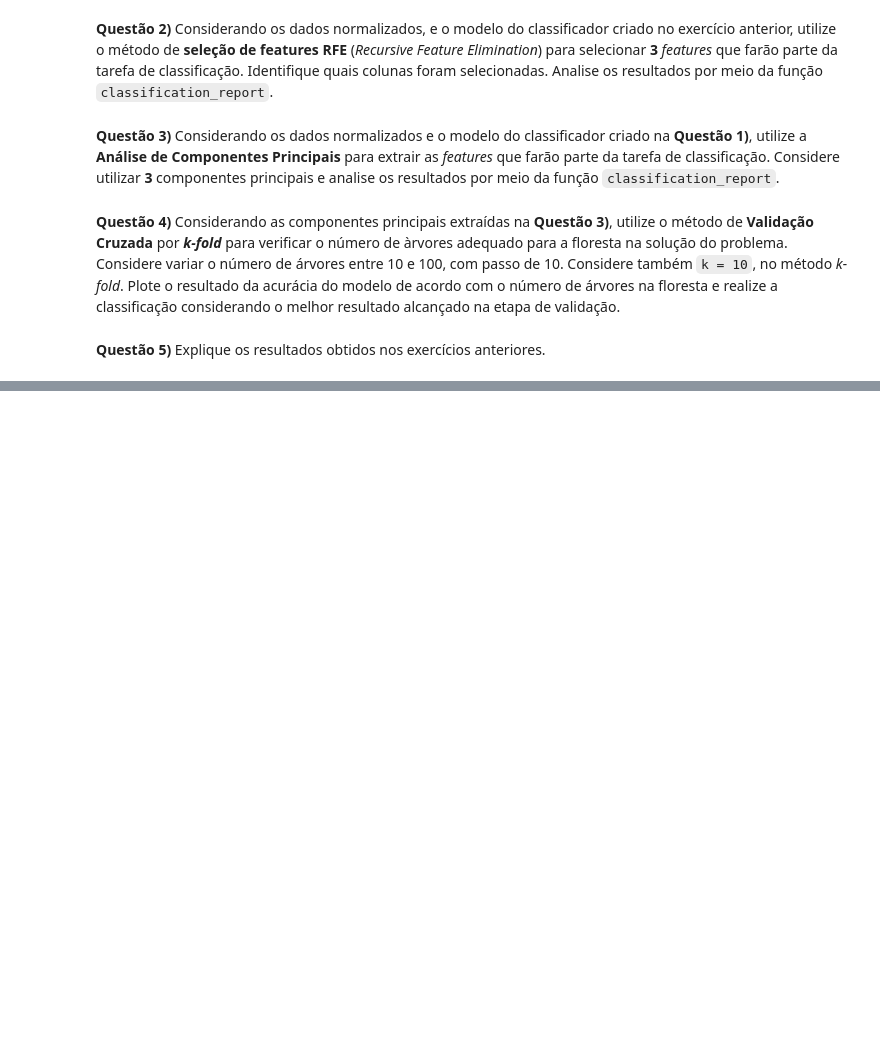
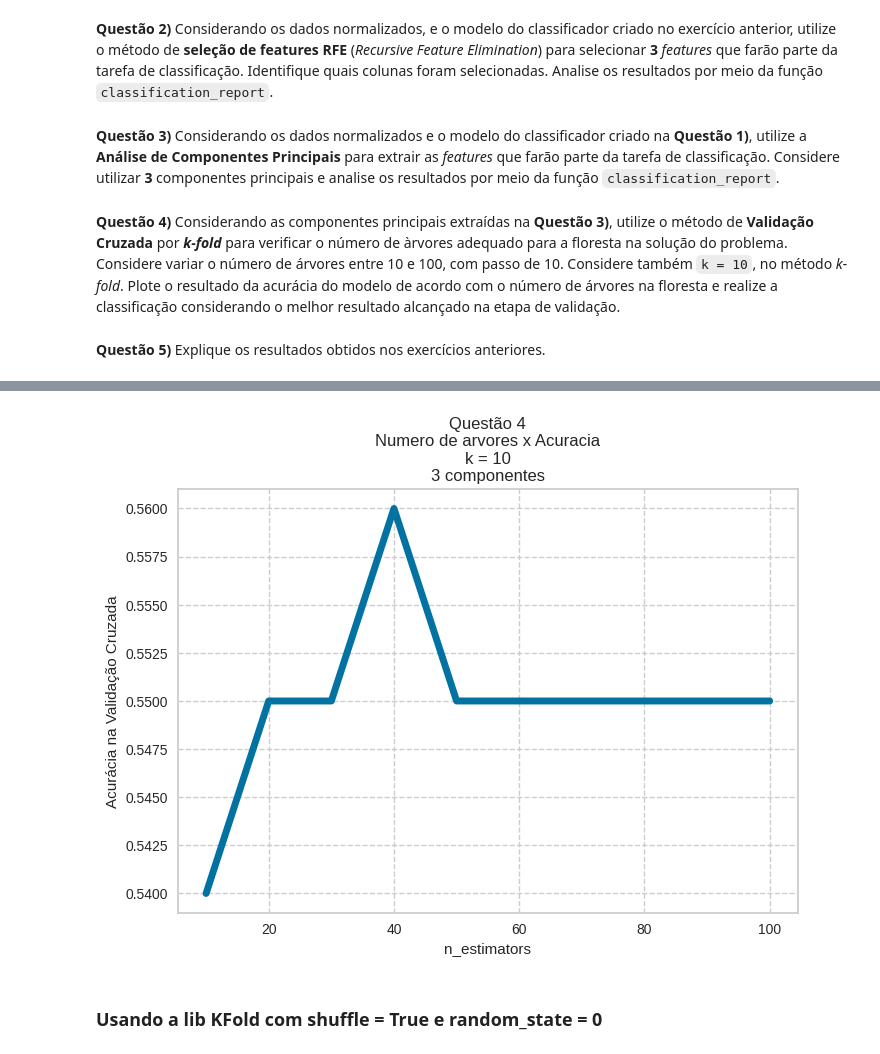
Before and after one commit to silviolima07/PUC_residencia_tec_ml, a Jupyter notebook: Aula20_Assincrona_AtividadePratica03.ipynb, the cells around one changed output, grey strips where cells are left out. Saved outputs shown, nothing was run; the diff lists cells and outputs as text; code cells hidden in the pictures; blank space fills up the shorter version.

```diff
--- a/Aula20_Assincrona_AtividadePratica03.ipynb
+++ b/Aula20_Assincrona_AtividadePratica03.ipynb
@@ -65,0 +550,7 @@ Esta atividade corresponde à nossa terceira atividade **valorizada** do curso d
+# %%
+X_train_pca = P
+y = y_train
+
+print('X dados\n', X.shape)
+#
+print('\ny dados\n',y.shape)
@@ -65,0 +583,2 @@ Esta atividade corresponde à nossa terceira atividade **valorizada** do curso d
+# %%
+rf.fit(X_train_pca, y_train)
@@ -65,0 +621,7 @@ Esta atividade corresponde à nossa terceira atividade **valorizada** do curso d
+# %%
+X = X_train_pca
+y = y_train
+
+print('X dados\n', X.shape)
+#
+print('\ny dados\n',y.shape)
@@ -65,0 +636,19 @@ Esta atividade corresponde à nossa terceira atividade **valorizada** do curso d
+# %%
+# Importacao de biblioteca
+from sklearn.model_selection import cross_val_score
+
+# Vetor de possiveis valores de k: de 10 a 100
+n_estimators_range = range(10,110, 10)
+
+l_scores = []
+
+k = 10
+
+# Utilizando o loop para fazer a verificação dos resultados
+for n in n_estimators_range:
+
+    rf  = RandomForestClassifier(n_estimators = n,random_state=0)
+    scores = cross_val_score(rf, X, y, cv = k, scoring = 'accuracy')
+    scores = round(scores.mean(),2)
+    l_scores.append(scores)
+    print('n_estimators:', n, "--> Acuracia:", scores)
@@ -65,0 +666,12 @@ Esta atividade corresponde à nossa terceira atividade **valorizada** do curso d
+# %%
+# plot to see clearly
+plt.plot(n_estimators_range, l_scores, linewidth = 5.0)
+plt.xlabel('n_estimators')
+plt.ylabel('Acurácia na Validação Cruzada')
+plt.grid(linestyle = "dashed")
+plt.title("Questão 4\nNumero de arvores x Acuracia\nk = 10\n3 componentes")
+plt.show()
+# %% [output]
+[figure, added]
+# %% [markdown]
+### Usando a lib KFold com shuffle = True e random_state = 0
```
Also changed, not shown: parts of 118 cells of this notebook.
